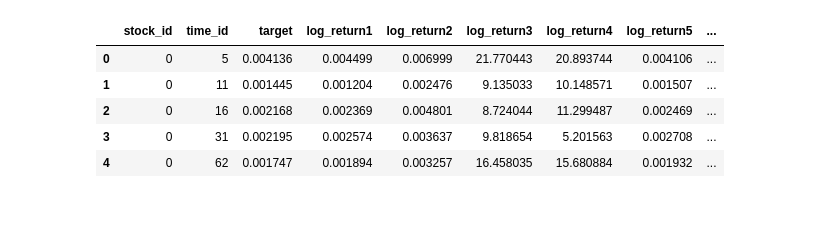
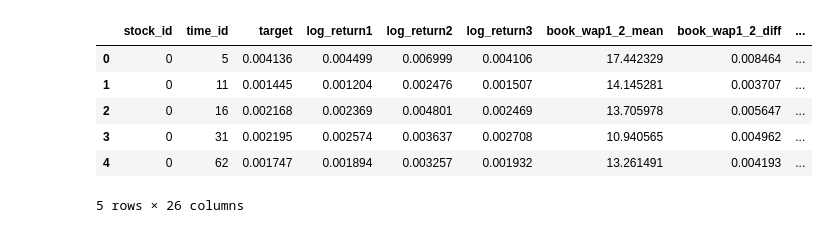
Before and after one commit to tsugumi-sys/kaggle-optiver, a Jupyter notebook: data-analysis/feature_engineering/feature_engineering.ipynb, the cells around one changed output. Saved outputs shown, nothing was run; the diff lists cells and outputs as text; code cells hidden in the pictures.

```diff
--- a/data-analysis/feature_engineering/feature_engineering.ipynb
+++ b/data-analysis/feature_engineering/feature_engineering.ipynb
@@ -83,68 +83,97 @@ def get_stock_stat(stock_id: int, dataType = 'train'):
     cols = key + [col for col in df_book.columns if col not in key]
     df_book = df_book[cols]
 
+    # WAP
     df_book['wap1'] = (df_book['bid_price1']*df_book['ask_size1'] + df_book['ask_price1']*df_book['bid_size1']) / (
                             df_book['ask_size1'] + df_book['bid_size1'])
 
     df_book['wap2'] = (df_book['bid_price2']*df_book['ask_size2'] + df_book['ask_price2']*df_book['bid_size2']) / (
                             df_book['ask_size2'] + df_book['bid_size2'])
 
-    df_book['wap3'] = (df_book['bid_price1']*df_book['ask_size2'] + df_book['ask_price1']*df_book['bid_size2']) / (
-                            df_book['bid_size1'] + df_book['bid_size2'])
-
-    df_book['wap4'] = (df_book['bid_price1']*df_book['ask_size2'] + df_book['ask_price1']*df_book['bid_size2']) / (
-                            df_book['ask_size1'] + df_book['ask_size2'])
-
-    df_book['wap5'] = (df_book['bid_price1'] * df_book['ask_size1'] + df_book['ask_price1']*df_book['bid_size1'] + df_book['bid_price2']*df_book['ask_size2'] + df_book['ask_price2']*df_book['bid_size2']) / (
+    df_book['wap3'] = (df_book['bid_price1'] * df_book['ask_size1'] + df_book['ask_price1']*df_book['bid_size1'] + df_book['bid_price2']*df_book['ask_size2'] + df_book['ask_price2']*df_book['bid_size2']) / (
                             df_book['ask_size1'] + df_book['bid_size1'] + df_book['ask_size2'] + df_book['bid_size2'])
 
-    for i in range(1, 6):
+    features_to_apply_realized_volatility = []
+    for i in range(1, 4):
         df_book[f'log_return{i}'] = df_book.groupby(by=['time_id'])[f'wap{i}'].apply(log_return).fillna(0)
+        features_to_apply_realized_volatility += [f"log_return{i}"]
+
+    # WAP difference and mean
+    for i in range(1, 4):
+        for j in range(i+1, 4):
+            mean_name = f'book_wap{i}_{j}_mean'
+            diff_name = f'book_wap{i}_{j}_diff'
+
+            df_book[mean_name] = (df_book[f'wap{i}'] + df_book[f'wap{j}']) / 2
+            df_book[diff_name] = df_book[f'wap{i}'] - df_book[f'wap{j}']
+
+            features_to_apply_realized_volatility += [mean_name, diff_name]
+
+
+    # other orderbook features
+    df_book['book_price_spread1'] = (df_book['ask_price1'] - df_book['bid_price1']) / (df_book['ask_price1'] + df_book['bid_price1'])
+    df_book['book_price_spread2'] = (df_book['ask_price2'] - df_book['bid_price2']) / (df_book['ask_price2'] + df_book['bid_price2'])
+    df_book['book_bid_spread'] = df_book['bid_price1'] - df_book['bid_price2']
+    df_book['book_bid_spread_a'] = (df_book['bid_price1'] - df_book['bid_price2']) / (df_book['bid_price1'] + df_book['bid_price2'])
+    df_book['book_ask_spread'] = df_book['ask_price1'] - df_book['ask_price2']
+    df_book['book_ask_spread_a'] = (df_book['ask_price1'] - df_book['ask_price2']) / (df_book['ask_price1'] + df_book['ask_price2'])
+    df_book['book_total_volume'] = df_book['ask_size1'] + df_book['ask_size2'] + df_book['bid_size1'] + df_book['bid_size2']
+    df_book['book_volume_imbalance'] = (df_book['ask_size1'] + df_book['ask_size2']) - (df_book['bid_size1'] + df_book['bid_size2'])
+    features_to_apply_realized_volatility += ['book_price_spread1', 'book_price_spread2', 'book_bid_spread','book_bid_spread_a',
+                                              'book_ask_spread', 'book_ask_spread_a', 'book_total_volume', 'book_volume_imbalance']
+
+
+
 
     # Ryotaro Features
     df_book['typical_price'] = (df_book['bid_price1'] + df_book['ask_price1'] + df_book['wap1']) / 3
     df_book['TypicalPrice_log_return'] = df_book.groupby(by=['time_id'])['typical_price'].apply(log_return).fillna(0)
-    features_to_apply_realized_volatility = ['log_return'+str(i) for i in range(1, 6)]
     features_to_apply_realized_volatility += ['TypicalPrice_log_return']
     stock_stat = df_book.groupby(by=['stock_id', 'time_id'])[features_to_apply_realized_volatility].agg(realized_volatility).reset_index()
 
     # Trade data
     # price, size, order_count
+    trade_features_realized_volatility = []
     trade_stat = pd.read_parquet(path_root+f"/trade_{dataType}.parquet/stock_id={stock_id}")
     trade_stat = trade_stat.sort_values(by=['time_id', 'seconds_in_bucket']).reset_index(drop=True)
     trade_stat['stock_id'] = stock_id
     cols = key + [col for col in trade_stat.columns if col not in key]
     trade_stat = trade_stat[cols]
     trade_stat['trade_log_return'] = trade_stat.groupby(by='time_id')['price'].apply(log_return).fillna(0)
+    trade_features_realized_volatility += ['trade_log_return']
 
     # original features
     trade_stat['size_log_return'] = trade_stat.groupby(by='time_id')['size'].apply(log_1_return).fillna(0)
     trade_stat['orderCount_log_return'] = trade_stat.groupby(by='time_id')['order_count'].apply(log_1_return).fillna(0)
     trade_stat['volume'] = trade_stat['price'] * trade_stat['order_count']
     trade_stat['volume_log_return'] = trade_stat.groupby(by='time_id')['volume'].apply(log_1_return).fillna(0)
-    trade_stat = trade_stat.groupby(by=['stock_id', 'time_id'])[['trade_log_return', 'size_log_return', 'orderCount_log_return', 'volume_log_return']].agg(realized_volatility).reset_index()
+    trade_features_realized_volatility = ['trade_log_return', 'size_log_return', 'orderCount_log_return', 'volume_log_return']
+    trade_stat = trade_stat.groupby(by=['stock_id', 'time_id'])[trade_features_realized_volatility].agg(realized_volatility).reset_index()
 
     # joining book and trade data
     stock_stat = stock_stat.merge(trade_stat, on=['stock_id', 'time_id'], how='left').fillna(-999)
+
     return stock_stat
 
 def get_dataSet(stock_ids: list, dataType='train'):
     stock_stat = Parallel(n_jobs=-1)(
         delayed(get_stock_stat)(stock_id, dataType)
         for stock_id in stock_ids
     )
     stock_stat_df = pd.concat(stock_stat, ignore_index=True)
     return stock_stat_df
 
-stock_df = get_dataSet(stock_ids=[0,5,10])
+stock_ids = [0, 5, 10, 15, 20]
+stock_df = get_dataSet(stock_ids)
 df = pd.read_csv(path_root + '/train.csv')
-df = pd.merge(df.loc[df['stock_id'].isin([0, 5, 10])], stock_df, on=['stock_id', 'time_id'], how='left').fillna(0)
+df = pd.merge(df.loc[df['stock_id'].isin(stock_ids)], stock_df, on=['stock_id', 'time_id'], how='left').fillna(0)
 df['new_target'] = df['target'] / df['log_return1']
 df.head()
 # %% [output]
-|  | stock_id | time_id | target | log_return1 | log_return2 | log_return3 | log_return4 | log_return5 | ... |
-| 0 | 0 | 5 | 0.004136 | 0.004499 | 0.006999 | 21.770443 | 20.893744 | 0.004106 | ... |
-| 1 | 0 | 11 | 0.001445 | 0.001204 | 0.002476 | 9.135033 | 10.148571 | 0.001507 | ... |
-| 2 | 0 | 16 | 0.002168 | 0.002369 | 0.004801 | 8.724044 | 11.299487 | 0.002469 | ... |
-| 3 | 0 | 31 | 0.002195 | 0.002574 | 0.003637 | 9.818654 | 5.201563 | 0.002708 | ... |
-| 4 | 0 | 62 | 0.001747 | 0.001894 | 0.003257 | 16.458035 | 15.680884 | 0.001932 | ... |
+|  | stock_id | time_id | target | log_return1 | log_return2 | log_return3 | book_wap1_2_mean | book_wap1_2_diff | ... |
+| 0 | 0 | 5 | 0.004136 | 0.004499 | 0.006999 | 0.004106 | 17.442329 | 0.008464 | ... |
+| 1 | 0 | 11 | 0.001445 | 0.001204 | 0.002476 | 0.001507 | 14.145281 | 0.003707 | ... |
+| 2 | 0 | 16 | 0.002168 | 0.002369 | 0.004801 | 0.002469 | 13.705978 | 0.005647 | ... |
+| 3 | 0 | 31 | 0.002195 | 0.002574 | 0.003637 | 0.002708 | 10.940565 | 0.004962 | ... |
+| 4 | 0 | 62 | 0.001747 | 0.001894 | 0.003257 | 0.001932 | 13.261491 | 0.004193 | ... |
+5 rows × 26 columns
```
Also changed, not shown: parts of 5 cells of this notebook, 2 other files.
